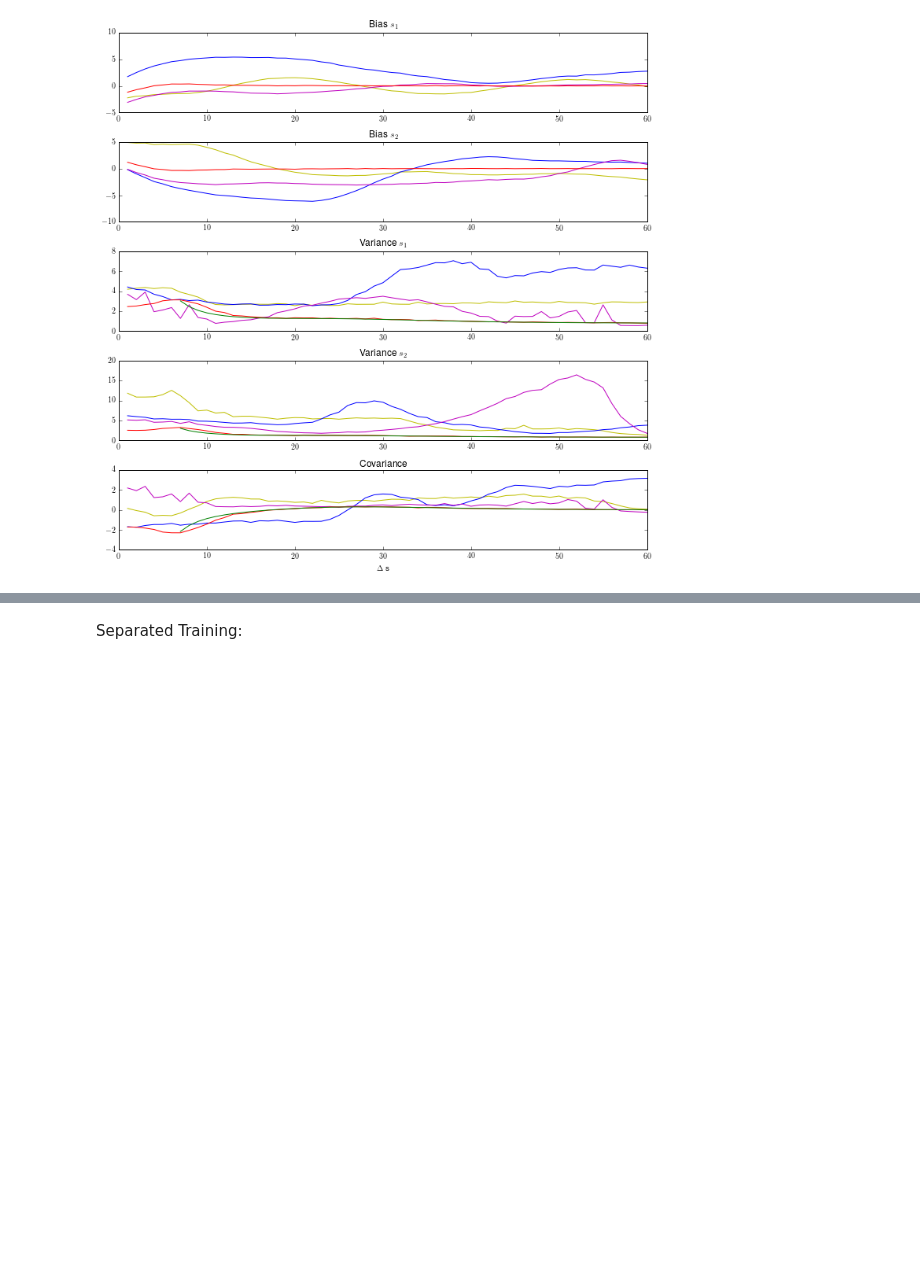
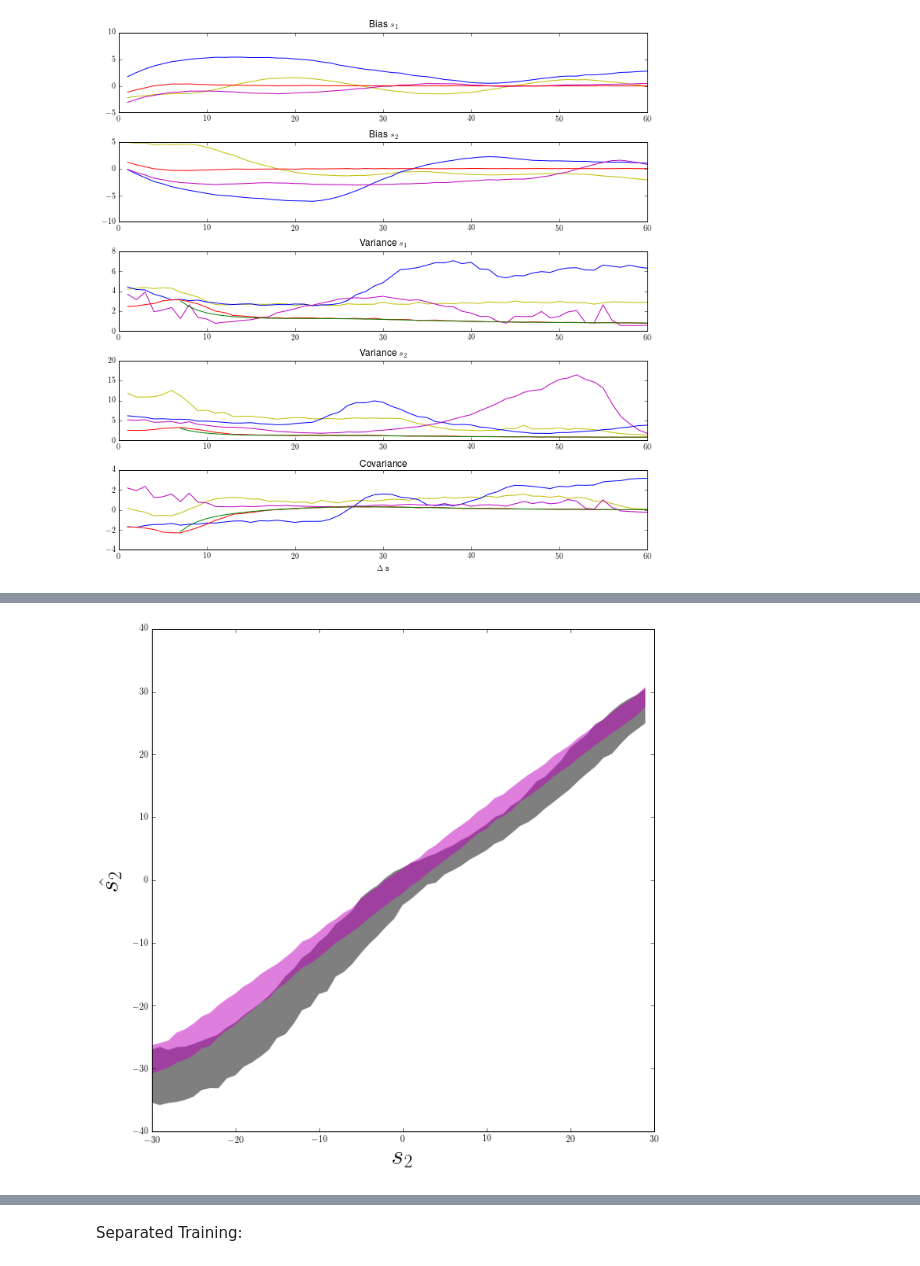
Before and after one commit to NYUMaLab/Divisive_Normalization_Project, a Jupyter notebook: Code/Demixing/Demixing DNN_Full.ipynb, the cells around one changed output, grey strips where cells are left out. Cells and saved outputs as stored; diff of their text form; code cells hidden in the pictures; blank space fills up the shorter version.

```diff
--- a/Code/Demixing/Demixing DNN_Full.ipynb
+++ b/Code/Demixing/Demixing DNN_Full.ipynb
@@ -1525,0 +1589,16 @@ testing
+# %%
+s = range(-30, 30)
+neg_sd_nn_rms = mean_s2_nn_rms - np.sqrt(var_s2_nn_rms)
+pos_sd_nn_rms = mean_s2_nn_rms + np.sqrt(var_s2_nn_rms)
+neg_sd_opt = mean_s2_opt - np.sqrt(var_s2_opt)
+pos_sd_opt = mean_s2_opt + np.sqrt(var_s2_opt)
+plt.rc('text', usetex=True)
+plt.figure(figsize=(10,10))
+plt.fill_between(s, pos_sd_nn_rms, neg_sd_nn_rms, facecolor='k', alpha=0.5, edgecolor="None")
+plt.fill_between(s, pos_sd_opt, neg_sd_opt, facecolor='m', alpha=0.5, edgecolor="None")
+plt.xlabel(r'$s_2$',fontsize=30)
+plt.ylabel(r'\hat{s_2}',fontsize=30)
+plt.ylim([-40,40])
+plt.show()
+# %% [output]
+[figure, added]
```
Also changed, not shown: parts of 25 cells of this notebook, 9 other files.
